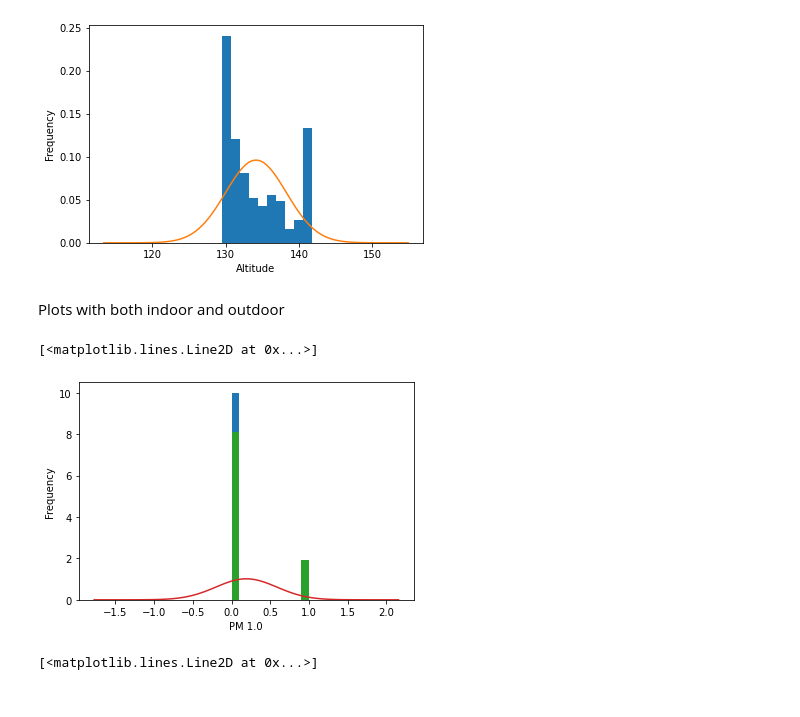
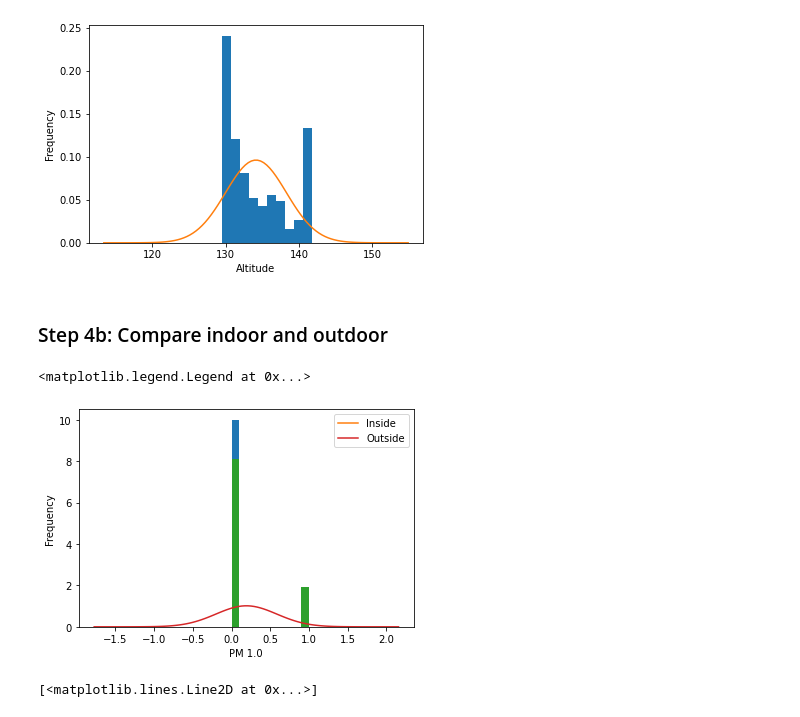
Before and after one commit to guchar/E11-ZhongGuo, a Jupyter notebook: Week 6 Lab Readings .ipynb, the cells around one changed output. Saved outputs shown, nothing was run; the diff lists cells and outputs as text; code cells hidden in the pictures.

```diff
--- a/Week 6 Lab Readings .ipynb
+++ b/Week 6 Lab Readings .ipynb
@@ -265,20 +270,21 @@ plt.plot(alt_x2, alt_y2, label="P(x)")
 [<matplotlib.lines.Line2D at 0x...>]
 [figure]
 # %% [markdown]
-Plots with both indoor and outdoor
+### Step 4b: Compare indoor and outdoor
 # %%
 plt.hist(df['PM 1.0'], density = True)
 plt.xlabel("PM 1.0")
 plt.ylabel("Frequency")
-plt.plot(one_x, one_y, label="P(x)")
+plt.plot(one_x, one_y, label="Inside")
 
 plt.hist(df2['PM 1.0'], density = True)
 plt.xlabel("PM 1.0")
 plt.ylabel("Frequency")
-plt.plot(one_x2, one_y2, label="P(x)")
+plt.plot(one_x2, one_y2, label="Outside")
+plt.legend()
 # %% [output]
-[<matplotlib.lines.Line2D at 0x...>]
+<matplotlib.legend.Legend at 0x...>
-[figure, old version]
+[figure, new version]
 # %%
 plt.hist(df['PM 2.5'], density = True)
 plt.xlabel("PM 2.5")
```
Also changed, not shown: parts of 33 cells of this notebook.
